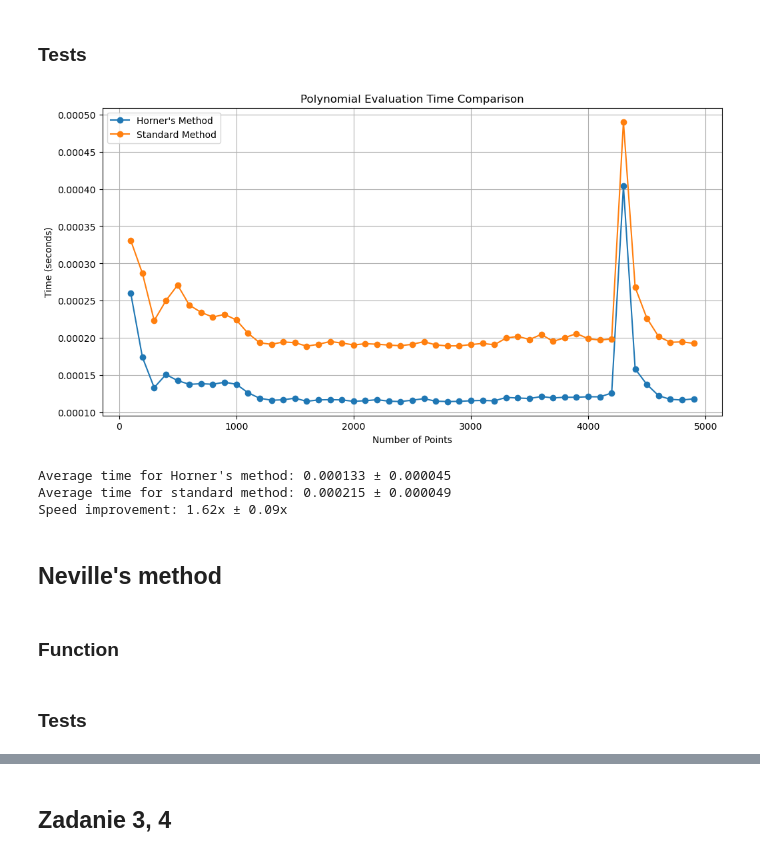
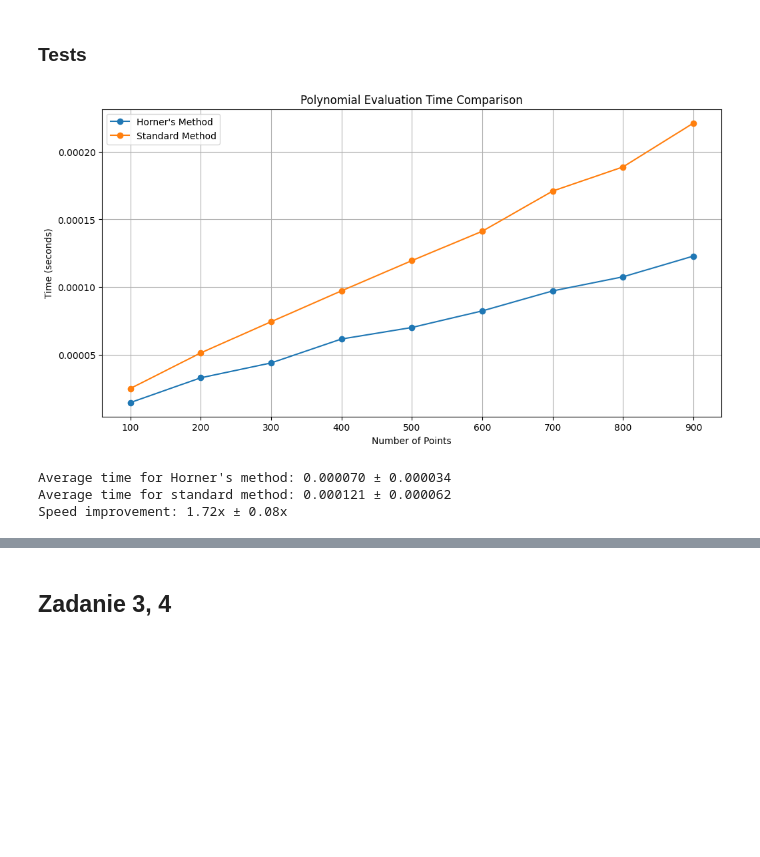
Before and after one commit to maxi7524/numerical-methods, a Jupyter notebook: results.ipynb, the cells around one changed output, grey strips where cells are left out. Drawn from its saved outputs; the diff is of its cells as text; code cells hidden in the pictures; blank space fills up the shorter version.

```diff
--- a/results.ipynb
+++ b/results.ipynb
@@ -39,7 +41,7 @@ def standard_polynomial_eval(coeffs, z):
 # %%
 # Test parameters
 n_start = 100
-n_end = 5000
+n_end = 1000
 n_sep = 100
 n_points_range = range(n_start, n_end, n_sep)
 num_trials = 100
@@ -56,44 +58,40 @@ for n in n_points_range:
     standard_trial_times = []
     for _ in range(num_trials):
         # generating random coeff:
-        oeffs = np.random.rand(n) * 100
+        coeffs = np.random.rand(n)
 
         start_time = datetime.now()
         _ = horner_eval(coeffs, test_point)
         end_time = datetime.now()
         horner_trial_times.append((end_time - start_time).total_seconds())
 
     # Standard method timing
         start_time = datetime.now()
         _ = standard_polynomial_eval(coeffs, test_point)
         end_time = datetime.now()
         standard_trial_times.append((end_time - start_time).total_seconds())
 
     # calculating mean time
     horner_times.append(np.mean(horner_trial_times))
     standard_times.append(np.mean(standard_trial_times))
 
 # Plotting
 plt.figure(figsize=(12, 6))
 plt.plot(list(n_points_range), horner_times, label="Horner's Method", marker='o')
 plt.plot(list(n_points_range), standard_times, label='Standard Method', marker='o')
 plt.xlabel('Number of Points')
 plt.ylabel('Time (seconds)')
 plt.title('Polynomial Evaluation Time Comparison')
 plt.legend()
 plt.grid(True)
 plt.show()
 
 # Print statistics
 print(f"Average time for Horner's method: {np.mean(horner_times):.6f} ± {np.std(horner_times):.6f}")
 print(f"Average time for standard method: {np.mean(standard_times):.6f} ± {np.std(standard_times):.6f}")
 print(f"Speed improvement: {np.mean(standard_times)/np.mean(horner_times):.2f}x ± {np.std([x/y for x,y in zip(standard_times, horner_times)]):.2f}x")
 # %% [output]
-[figure, old version]
+[figure, new version]
-Average time for Horner's method: 0.000133 ± 0.000045
-Average time for standard method: 0.000215 ± 0.000049
-Speed improvement: 1.62x ± 0.09x
+Average time for Horner's method: 0.000070 ± 0.000034
+Average time for standard method: 0.000121 ± 0.000062
+Speed improvement: 1.72x ± 0.08x
-# %% [markdown]
-## Neville's method
-# %% [markdown]
-### Function
@@ -118,2 +97,0 @@ def neville(datax, datay, x):
-# %% [markdown]
-### Tests
```
Also changed, not shown: parts of 13 cells of this notebook, 3 other files.
